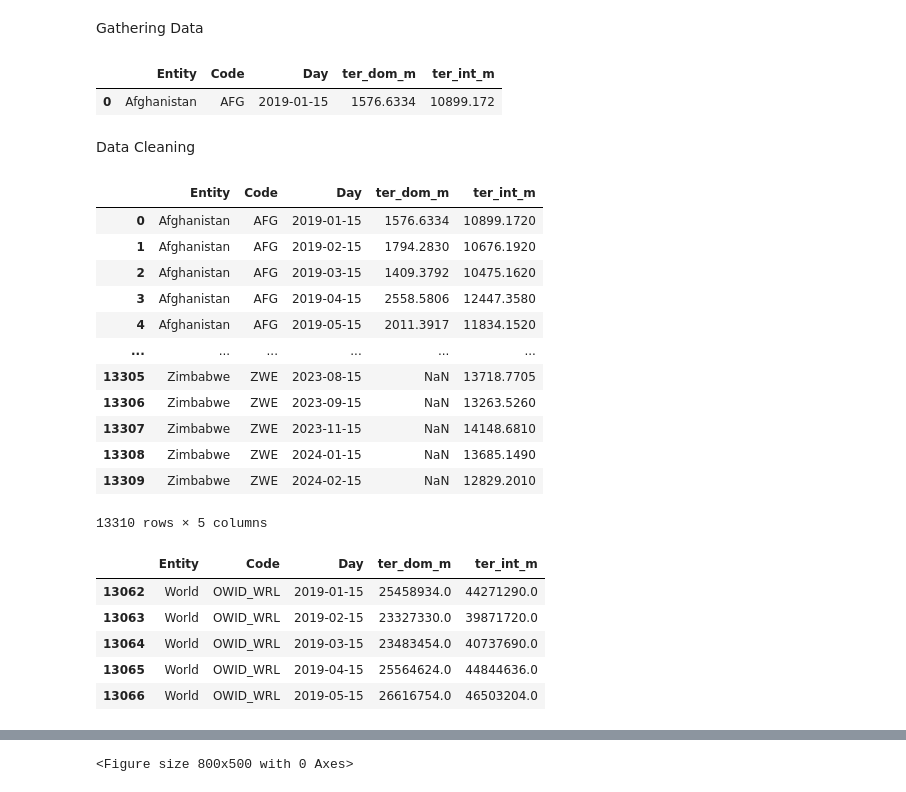
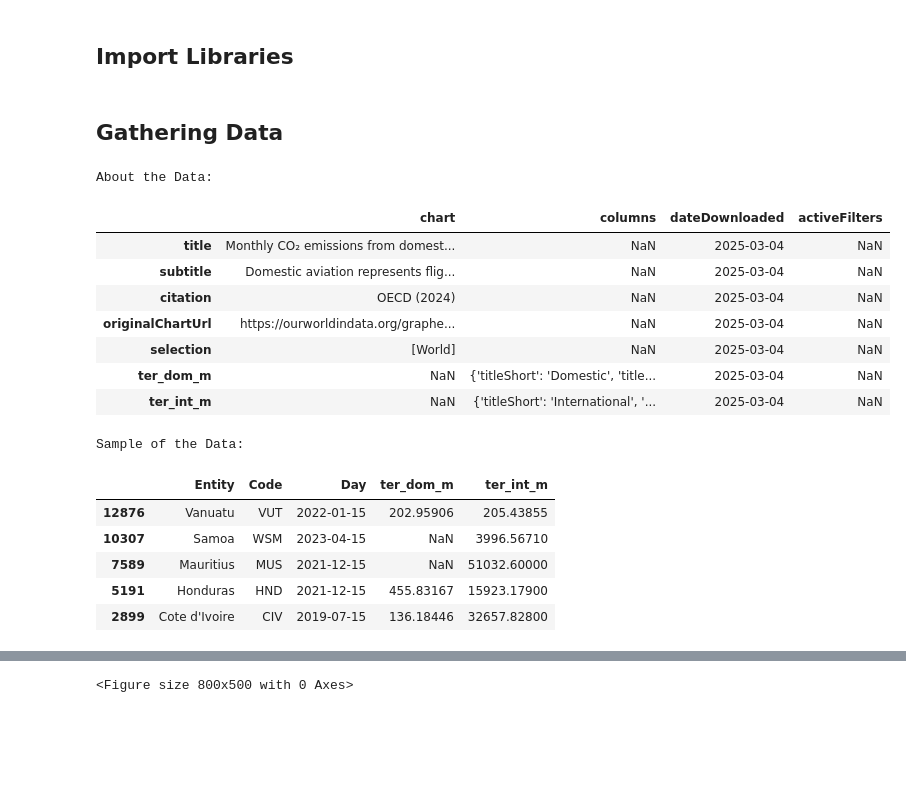
Before and after one commit to BOYSABIO/Operations-Management-Group-Project-1, a Jupyter notebook: PROJECT/CO2_Emissions.ipynb, the cells around one changed output, grey strips where cells are left out. Saved outputs shown, nothing was run; the diff lists cells and outputs as text; code cells hidden in the pictures; blank space fills up the shorter version.

```diff
--- a/CO2_Emissions.ipynb
+++ b/PROJECT/CO2_Emissions.ipynb
@@ -1,2 +1,2 @@
-# %% [markdown]
-Gathering Data
+# %% [markdown]
+## Import Libraries
@@ -3,43 +24,29 @@ Gathering Data
+# %% [markdown]
+## Gathering Data
 # %%
-import pandas as pd
-import requests
-
 # Fetch the data.
 df = pd.read_csv("https://ourworldindata.org/grapher/monthly-co2-emissions-from-international-and-domestic-flights.csv?v=1&csvType=full&useColumnShortNames=true", storage_options = {'User-Agent': 'Our World In Data data fetch/1.0'})
 
 # Fetch the metadata
 metadata = requests.get("https://ourworldindata.org/grapher/monthly-co2-emissions-from-international-and-domestic-flights.metadata.json?v=1&csvType=full&useColumnShortNames=true").json()
+print("About the Data:")
+display(pd.DataFrame(metadata))
+print("Sample of the Data:")
+df.sample(5)
+# %% [output]
+About the Data:
+|  | chart | columns | dateDownloaded | activeFilters |
+| title | Monthly CO₂ emissions from domest... | NaN | 2025-03-04 | NaN |
+| subtitle | Domestic aviation represents flig... | NaN | 2025-03-04 | NaN |
+| citation | OECD (2024) | NaN | 2025-03-04 | NaN |
+| originalChartUrl | https://ourworldindata.org/graphe... | NaN | 2025-03-04 | NaN |
+| selection | [World] | NaN | 2025-03-04 | NaN |
+| ter_dom_m | NaN | {'titleShort': 'Domestic', 'title... | 2025-03-04 | NaN |
+| ter_int_m | NaN | {'titleShort': 'International', '... | 2025-03-04 | NaN |
+Sample of the Data:
+|  | Entity | Code | Day | ter_dom_m | ter_int_m |
+| 12876 | Vanuatu | VUT | 2022-01-15 | 202.95906 | 205.43855 |
+| 10307 | Samoa | WSM | 2023-04-15 | NaN | 3996.56710 |
+| 7589 | Mauritius | MUS | 2021-12-15 | NaN | 51032.60000 |
+| 5191 | Honduras | HND | 2021-12-15 | 455.83167 | 15923.17900 |
+| 2899 | Cote d'Ivoire | CIV | 2019-07-15 | 136.18446 | 32657.82800 |
-# %%
-df.head(1)
-# %% [output]
-|  | Entity | Code | Day | ter_dom_m | ter_int_m |
-| 0 | Afghanistan | AFG | 2019-01-15 | 1576.6334 | 10899.172 |
-# %% [markdown]
-Data Cleaning
-# %%
-df['Day'] = pd.to_datetime(df['Day'])
-df
-# %% [output]
-|  | Entity | Code | Day | ter_dom_m | ter_int_m |
-| 0 | Afghanistan | AFG | 2019-01-15 | 1576.6334 | 10899.1720 |
-| 1 | Afghanistan | AFG | 2019-02-15 | 1794.2830 | 10676.1920 |
-| 2 | Afghanistan | AFG | 2019-03-15 | 1409.3792 | 10475.1620 |
-| 3 | Afghanistan | AFG | 2019-04-15 | 2558.5806 | 12447.3580 |
-| 4 | Afghanistan | AFG | 2019-05-15 | 2011.3917 | 11834.1520 |
-| ... | ... | ... | ... | ... | ... |
-| 13305 | Zimbabwe | ZWE | 2023-08-15 | NaN | 13718.7705 |
-| 13306 | Zimbabwe | ZWE | 2023-09-15 | NaN | 13263.5260 |
-| 13307 | Zimbabwe | ZWE | 2023-11-15 | NaN | 14148.6810 |
-| 13308 | Zimbabwe | ZWE | 2024-01-15 | NaN | 13685.1490 |
-| 13309 | Zimbabwe | ZWE | 2024-02-15 | NaN | 12829.2010 |
-13310 rows × 5 columns
-# %%
-co2 = df[(df['Entity'] == 'World') & (df['Day'] < '2024-01-15')]
-co2.head()
-# %% [output]
-|  | Entity | Code | Day | ter_dom_m | ter_int_m |
-| 13062 | World | OWID_WRL | 2019-01-15 | 25458934.0 | 44271290.0 |
-| 13063 | World | OWID_WRL | 2019-02-15 | 23327330.0 | 39871720.0 |
-| 13064 | World | OWID_WRL | 2019-03-15 | 23483454.0 | 40737690.0 |
-| 13065 | World | OWID_WRL | 2019-04-15 | 25564624.0 | 44844636.0 |
-| 13066 | World | OWID_WRL | 2019-05-15 | 26616754.0 | 46503204.0 |
```
Also changed, not shown: parts of 43 cells of this notebook, 3 other files.
